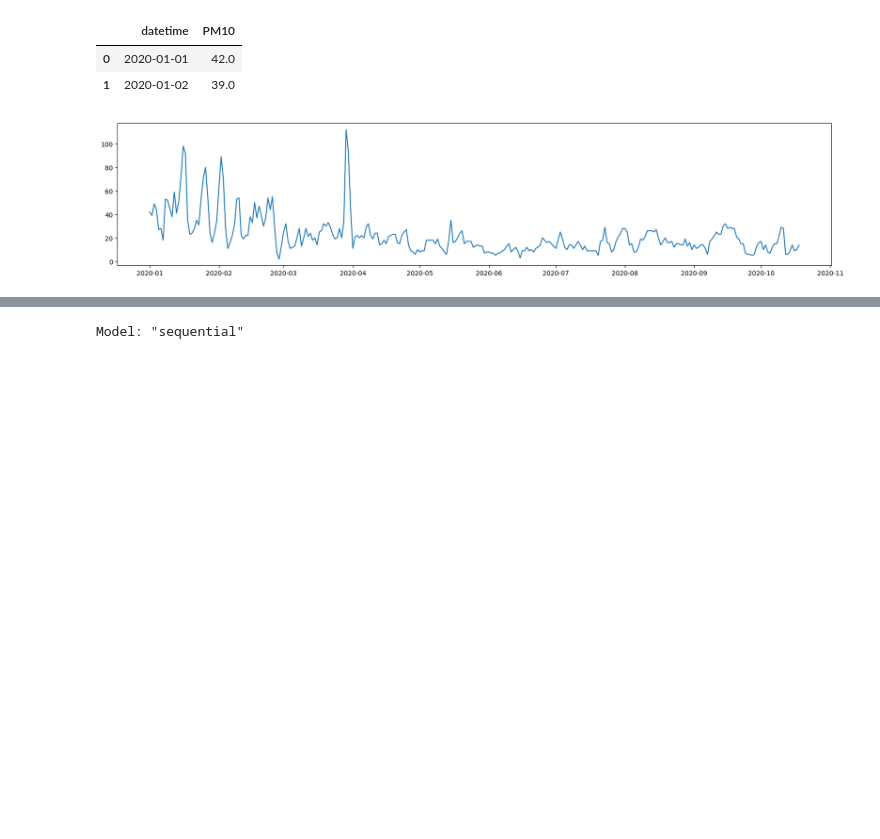
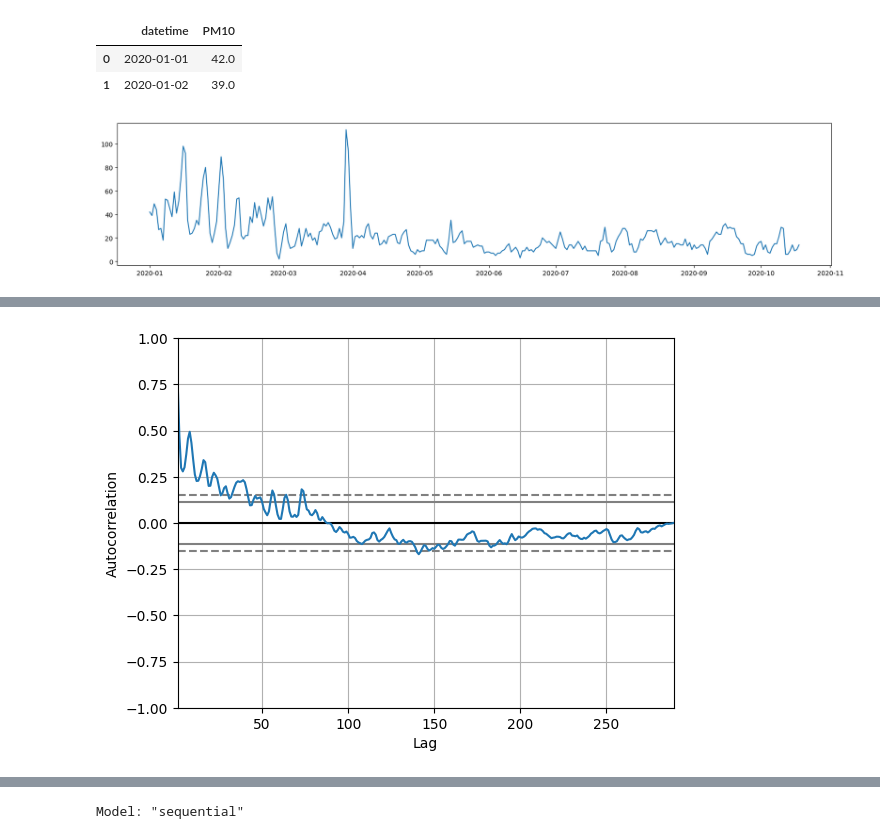
Before and after one commit to mmamei/DSM-AIDS--RE-, a Jupyter notebook: CODE/timeseries/timeseries_forecasting.ipynb, the cells around one changed output, grey strips where cells are left out. Cells and saved outputs as stored; diff of their text form; code cells hidden in the pictures; blank space fills up the shorter version.

```diff
--- a/CODE/timeseries/timeseries_forecasting.ipynb
+++ b/CODE/timeseries/timeseries_forecasting.ipynb
@@ -52,0 +131,6 @@ y_test = test['PM10']
+# %%
+from pandas.plotting import autocorrelation_plot
+autocorrelation_plot(df['PM10'])
+plt.show()
+# %% [output]
+[figure, added]
```
Also changed, not shown: parts of 13 cells of this notebook, 7 other files.
